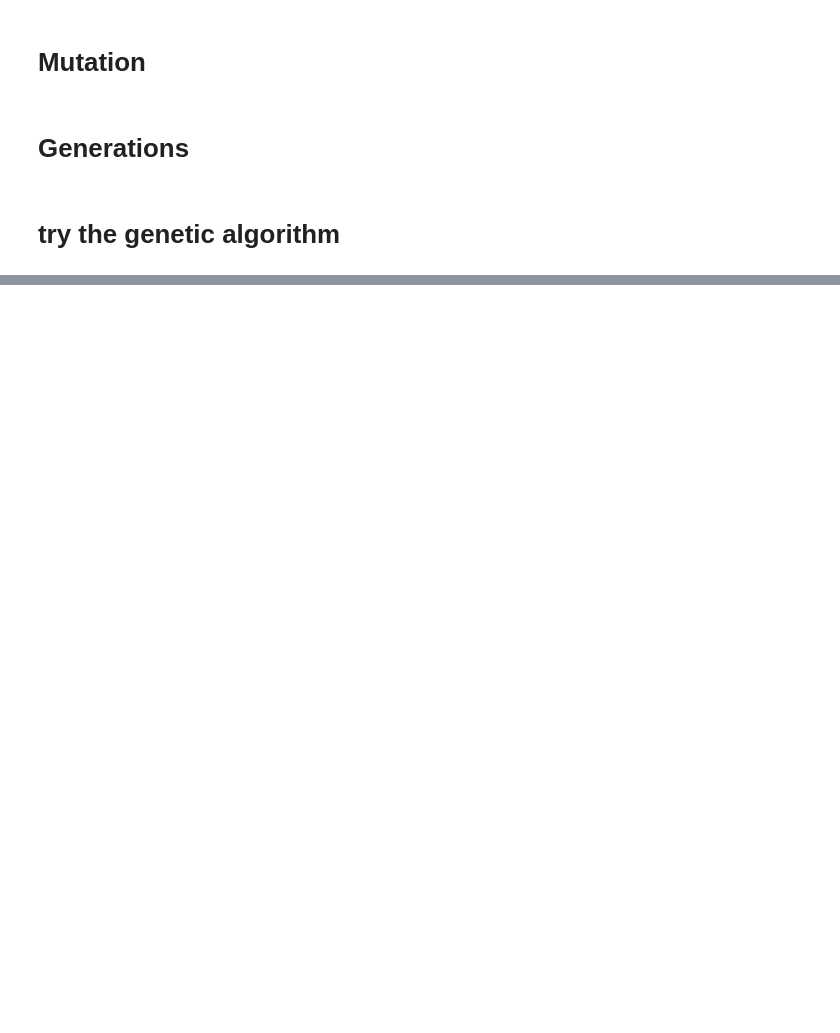
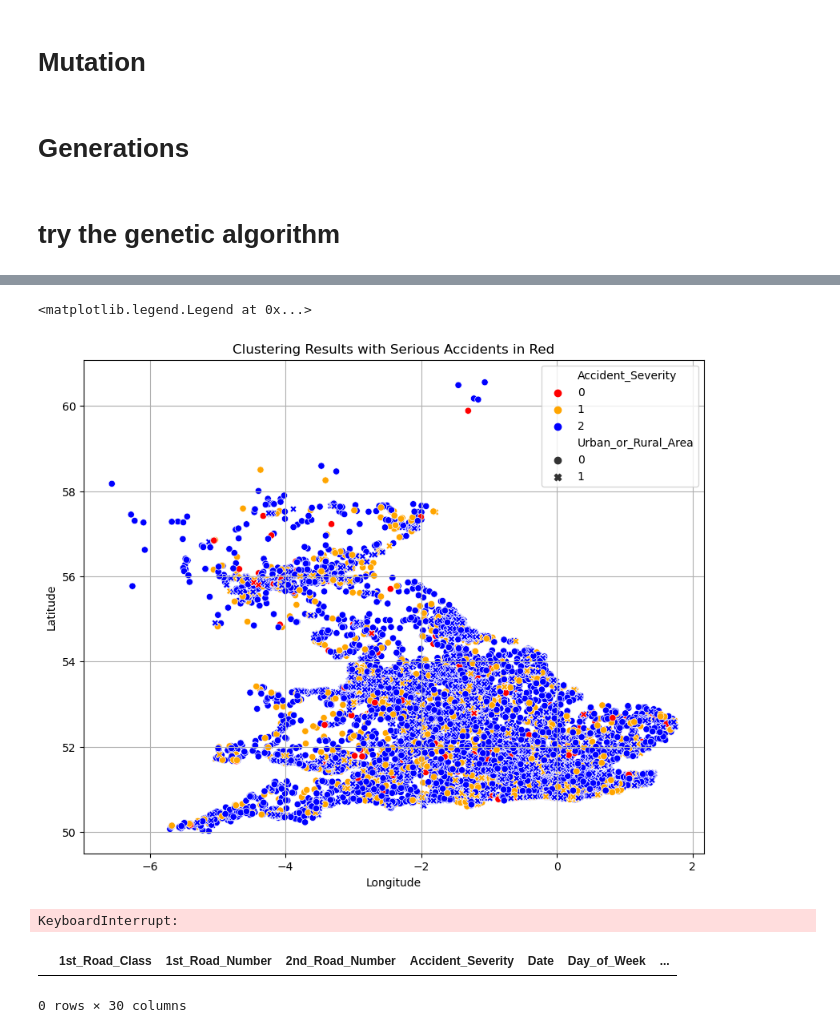
Before and after one commit to DiaaAhmedHassan/dataMiningProject, a Jupyter notebook: new.ipynb, the cells around one changed output, grey strips where cells are left out. Drawn from its saved outputs; the diff is of its cells as text; code cells hidden in the pictures; blank space fills up the shorter version.

```diff
--- a/new.ipynb
+++ b/new.ipynb
@@ -311,0 +390,49 @@ KeyboardInterrupt:
+# %%
+plt.figure(figsize=(10, 8))
+
+
+color_map = {0:'red', 1:'orange', 2:'blue'}
+accident['Color'] = accident['Urban_or_Rural_Area'].map(color_map)
+sns.scatterplot(
+    x='Longitude',
+    y='Latitude',
+    hue='Accident_Severity',
+    data=accident,
+    palette=color_map,
+    legend='full',
+    sizes={1: 0.5, 0: 0.1}, style='Urban_or_Rural_Area'
+)
+
+plt.title('Clustering Results with Serious Accidents in Red')
+plt.xlabel('Longitude')
+plt.ylabel('Latitude')
+plt.grid(True)
+plt.legend()
+# %% [output]
+<matplotlib.legend.Legend at 0x...>
+[figure, added]
+# %%
+from sklearn_extra.cluster import KMedoids
+
+test_features = x[['Weather_Conditions', 'Road_Type']]
+severity = accident[['Accident_Severity']]
+color_map = {0:'red', 1:'orange', 2:'blue'}
+accident['Color'] = accident['Accident_Severity'].map(color_map)
+
+kmedoids = KMedoids(n_clusters=3, random_state=42)
+clusters = kmedoids.fit(test_features, severity)
+# %% [output]
+KeyboardInterrupt:
+# %%
+# Get the cluster labels for each data point
+cluster_labels = clusters.labels_
+
+# Choose the cluster number you are interested in
+cluster_number = 1
+
+# Retrieve the data points that belong to the cluster
+data_points_in_cluster = accident[cluster_labels == cluster_number]
+data_points_in_cluster
+# %% [output]
+|  | 1st_Road_Class | 1st_Road_Number | 2nd_Road_Number | Accident_Severity | Date | Day_of_Week | ... |
+0 rows × 30 columns
```
Also changed, not shown: parts of 16 cells of this notebook.
